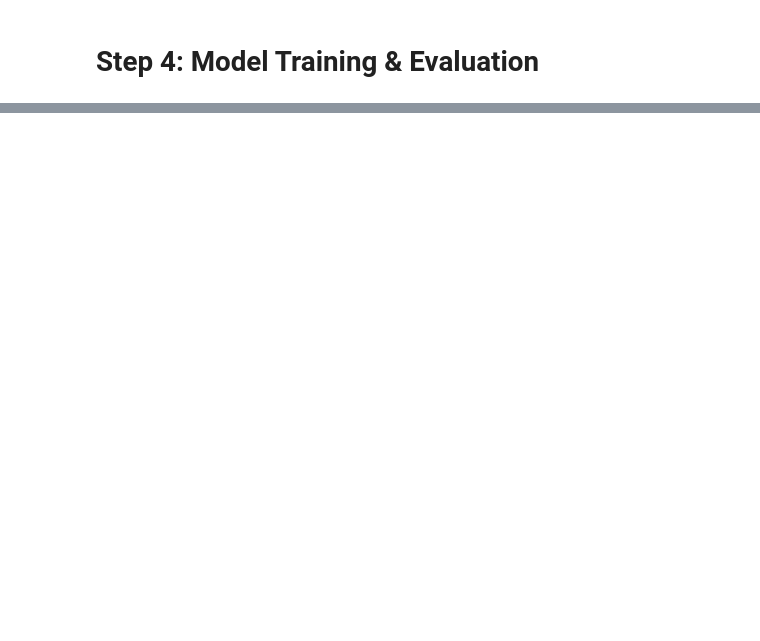
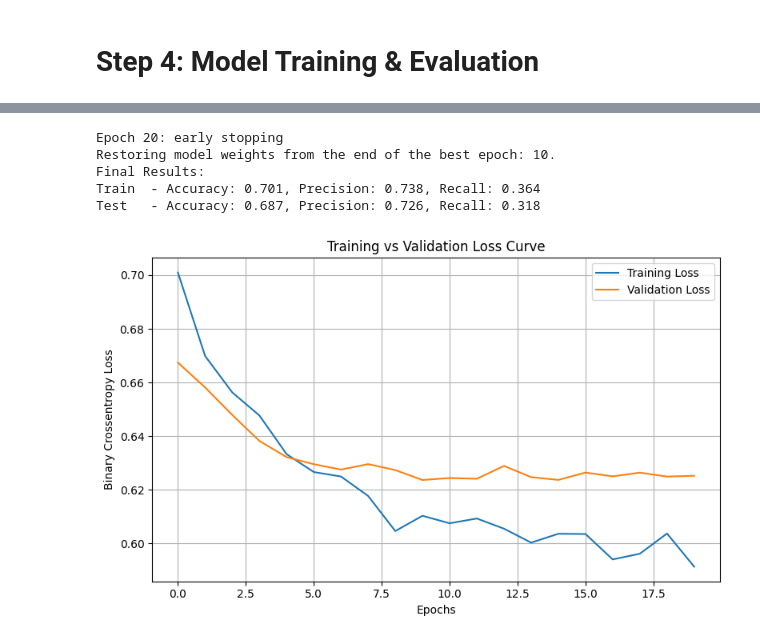
Before and after one commit to Dau2004/Group_3_Water_Portability_formative, a Jupyter notebook: Water_Quality_Model.ipynb, the cells around one changed output, grey strips where cells are left out. Saved outputs shown, nothing was run; the diff lists cells and outputs as text; code cells hidden in the pictures; blank space fills up the shorter version.

Commit message:
finalising the notebook.

```diff
--- a/Water_Quality_Model.ipynb
+++ b/Water_Quality_Model.ipynb
@@ -126,25 +141,17 @@ X_val, X_test, y_val, y_test = train_test_split(X_temp, y_temp, test_size=0.5, r
 # %% [markdown]
 # Step 2: Model Architecture & Training Configurations
 # %%
-import tensorflow as tf
-from tensorflow.keras.models import Sequential
-from tensorflow.keras.layers import Dense, Dropout
-from tensorflow.keras.regularizers import l1_l2
-from tensorflow.keras.callbacks import EarlyStopping
-
-# Base model architecture
-#Model Definition by member 1
 def model_Afsa_Umutoniwase():
     model = tf.keras.Sequential([
-        tf.keras.layers.Dense(16, activation='relu', input_shape=(2,)),
-        tf.keras.layers.Dropout(0.5),
-        tf.keras.layers.Dense(8, activation='relu'),
+        tf.keras.layers.Dense(64, activation='relu', input_shape=(9,)),  # input shape = 9 features
+        tf.keras.layers.Dropout(0.4),
+        tf.keras.layers.Dense(32, activation='relu'),
         tf.keras.layers.Dropout(0.3),
-        tf.keras.layers.Dense(1, activation='sigmoid')
+        tf.keras.layers.Dense(1, activation='sigmoid')  # binary classification
     ])
 
     model.compile(
-        optimizer=tf.keras.optimizers.Adam(learning_rate=0.001),
+        optimizer=tf.keras.optimizers.Adam(learning_rate=0.002),  # tuned learning rate
         loss='binary_crossentropy',
         metrics=['accuracy', tf.keras.metrics.Precision(), tf.keras.metrics.Recall()]
     )
@@ -251,0 +162,47 @@ Final Model Selection: Member C's model is optimal due to highest F1 (0.69) and
+# %%
+# Instantiate a fresh model
+model = model_Afsa_Umutoniwase()
+
+# EarlyStopping: stops training if validation loss doesn't improve for 10 epochs
+early_stop = EarlyStopping(
+    monitor='val_loss',
+    patience=10,
+    restore_best_weights=True,
+    verbose=1
+)
+
+# Train the model with validation monitoring
+history = model.fit(
+    X_train, y_train,
+    validation_data=(X_val, y_val),
+    epochs=4000,
+    verbose=0,  # set to 1 if you want to see live training logs
+    callbacks=[early_stop]
+)
+
+# Evaluate performance on both training and testing sets
+train_loss, train_acc, train_precision, train_recall = model.evaluate(X_train, y_train, verbose=0)
+test_loss, test_acc, test_precision, test_recall = model.evaluate(X_test, y_test, verbose=0)
+
+print(f"Final Results:")
+print(f"Train  - Accuracy: {train_acc:.3f}, Precision: {train_precision:.3f}, Recall: {train_recall:.3f}")
+print(f"Test   - Accuracy: {test_acc:.3f}, Precision: {test_precision:.3f}, Recall: {test_recall:.3f}")
+
+# Plot training and validation loss
+plt.figure(figsize=(8, 5))
+plt.plot(history.history['loss'], label='Training Loss')
+plt.plot(history.history['val_loss'], label='Validation Loss')
+plt.title("Training vs Validation Loss Curve")
+plt.xlabel("Epochs")
+plt.ylabel("Binary Crossentropy Loss")
+plt.legend()
+plt.grid(True)
+plt.tight_layout()
+plt.show()
+# %% [output]
+Epoch 20: early stopping
+Restoring model weights from the end of the best epoch: 10.
+Final Results:
+Train  - Accuracy: 0.701, Precision: 0.738, Recall: 0.364
+Test   - Accuracy: 0.687, Precision: 0.726, Recall: 0.318
+[figure, added]
```
Also changed, not shown: parts of 13 cells of this notebook.
